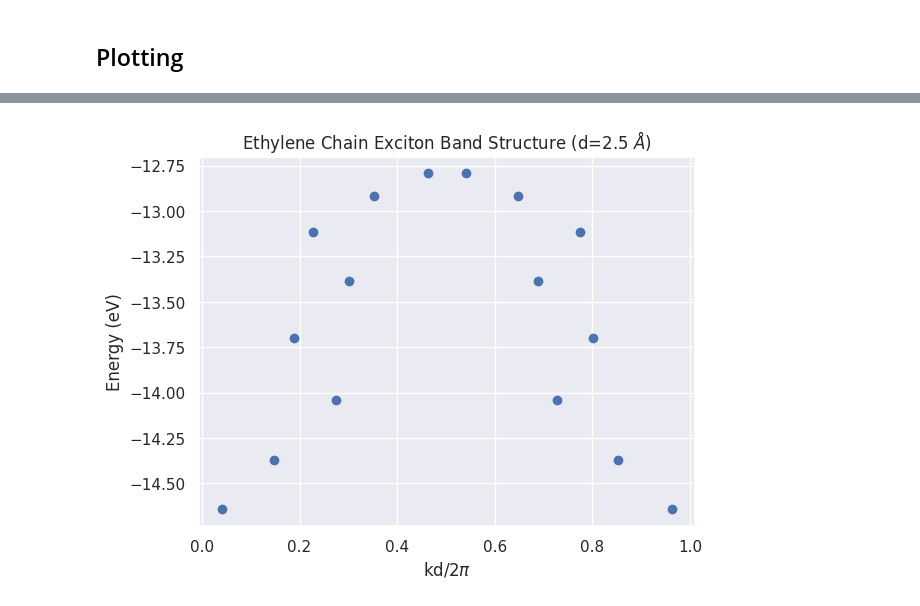
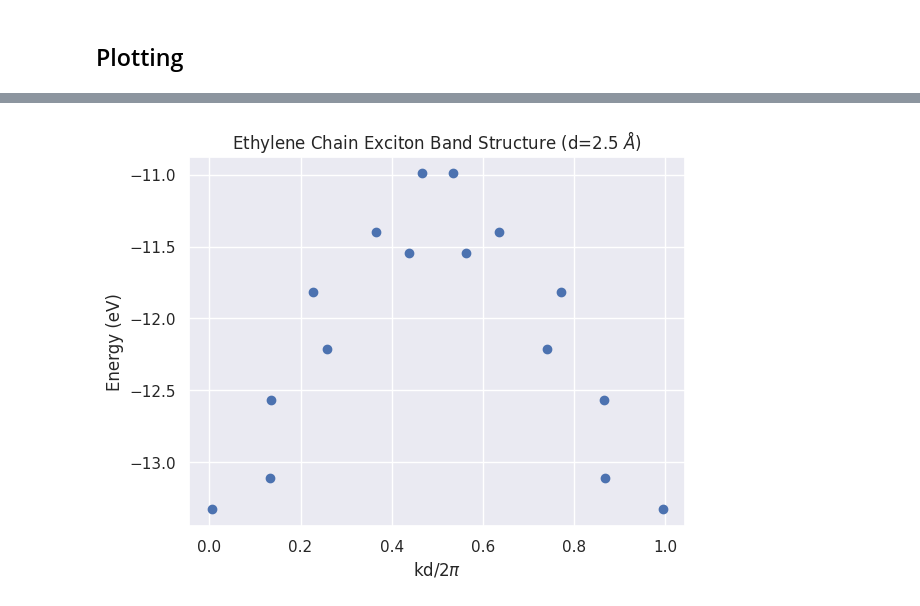
Before and after one commit to GagliardiGroup/periodiclas, a Jupyter notebook: ethylene_chain_exciton.ipynb, the cells around one changed output, grey strips where cells are left out. Cells and saved outputs as stored; diff of their text form; code cells hidden in the pictures.

```diff
--- a/ethylene_chain_exciton.ipynb
+++ b/ethylene_chain_exciton.ipynb
@@ -124,20 +125,21 @@ plt.savefig("../figures/ex_hamiltonian_log.png",dpi=500)
 # %%
 #Exciton Band Structure
 from tools.bandh import calc_disp, copy_bz
 H = make_h(civecs_lassi,energies_lassi,plot=False,prnt=False)
+gs_e = H[0,0]
 idx = np.sort(np.argsort(np.diag(H))[:geom.nfrags+1])
 H = H[np.ix_(idx,idx)]
 H = H[1:,1:]
 energies,civecs = np.linalg.eigh(H)
 k = calc_disp(civecs)
-energies = hdct[0][0,0] - energies
+energies = gs_e - energies
 energies,k = copy_bz(energies,k)
 hartree_to_ev = 27.2114
 energies *= hartree_to_ev
 plt.scatter(k,energies)
 plt.ylabel("Energy (eV)")
 plt.xlabel("kd/2$\pi$")
 plt.title("Ethylene Chain Exciton Band Structure (d=2.5 $\AA$)")
-plt.savefig("../figures/ethylene_exciton_band.png",dpi=500)
+plt.savefig("figures/ethylene_exciton_band.png",dpi=500)
 # %% [output]
-[figure, old version]
+[figure, new version]
```
Also changed, not shown: parts of 5 cells of this notebook, 39 other files.
